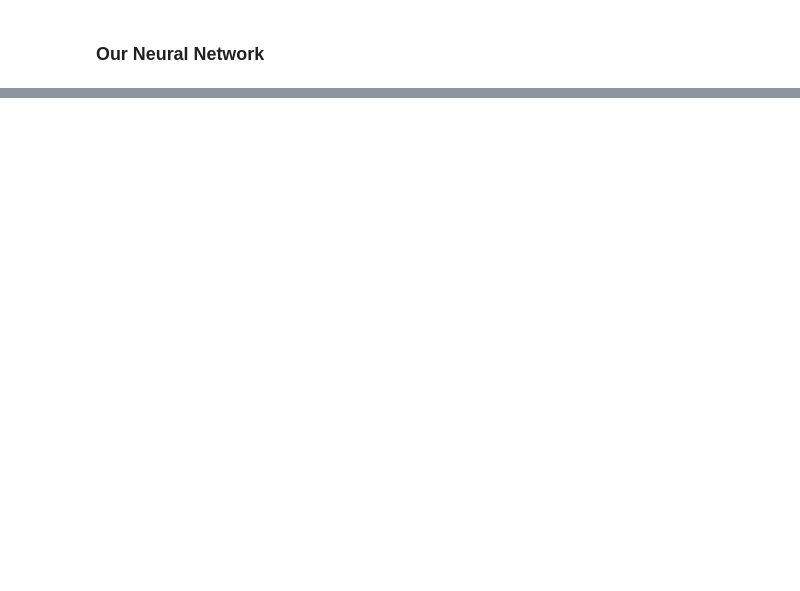
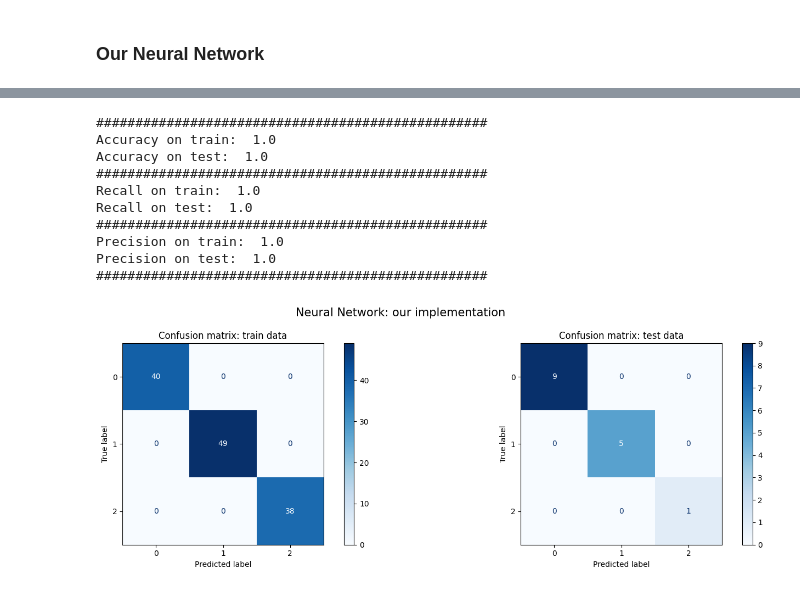
Before and after one commit to nadiaverdha/MachineLearningEx2, a Jupyter notebook: Ex2_wine.ipynb, the cells around one changed output, grey strips where cells are left out. Cells and saved outputs as stored; diff of their text form; code cells hidden in the pictures; blank space fills up the shorter version.

```diff
--- a/Ex2_wine.ipynb
+++ b/Ex2_wine.ipynb
@@ -350,0 +130,14 @@ Best Accuracy: 0.5004926108374385
+# %%
+net_tan.nn_evaluate_one_hot(x_train= X_train_standardized, y_train=y_train, x_test=X_val_standardized, y_test=y_val, epochs=500, learning_rate=0.1)
+# %% [output]
+##################################################
+Accuracy on train:  1.0
+Accuracy on test:  1.0
+##################################################
+Recall on train:  1.0
+Recall on test:  1.0
+##################################################
+Precision on train:  1.0
+Precision on test:  1.0
+##################################################
+[figure, added]
```
Also changed, not shown: parts of 44 cells of this notebook.
